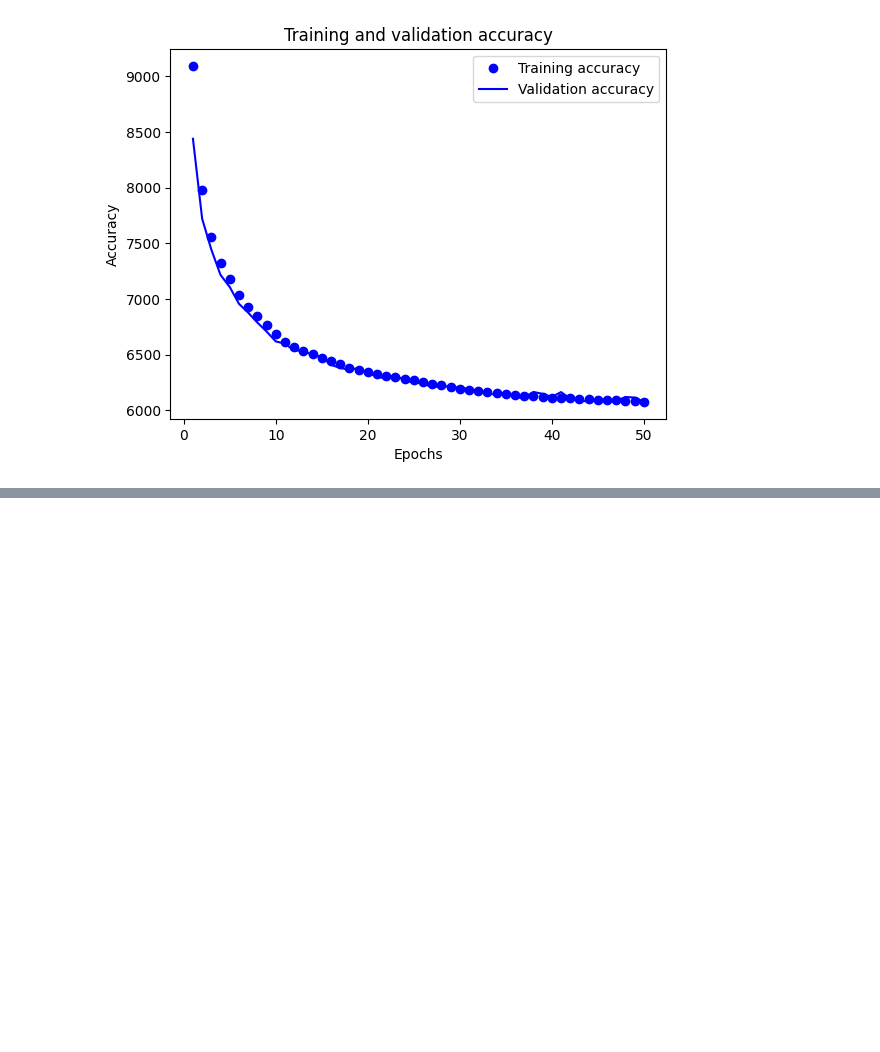
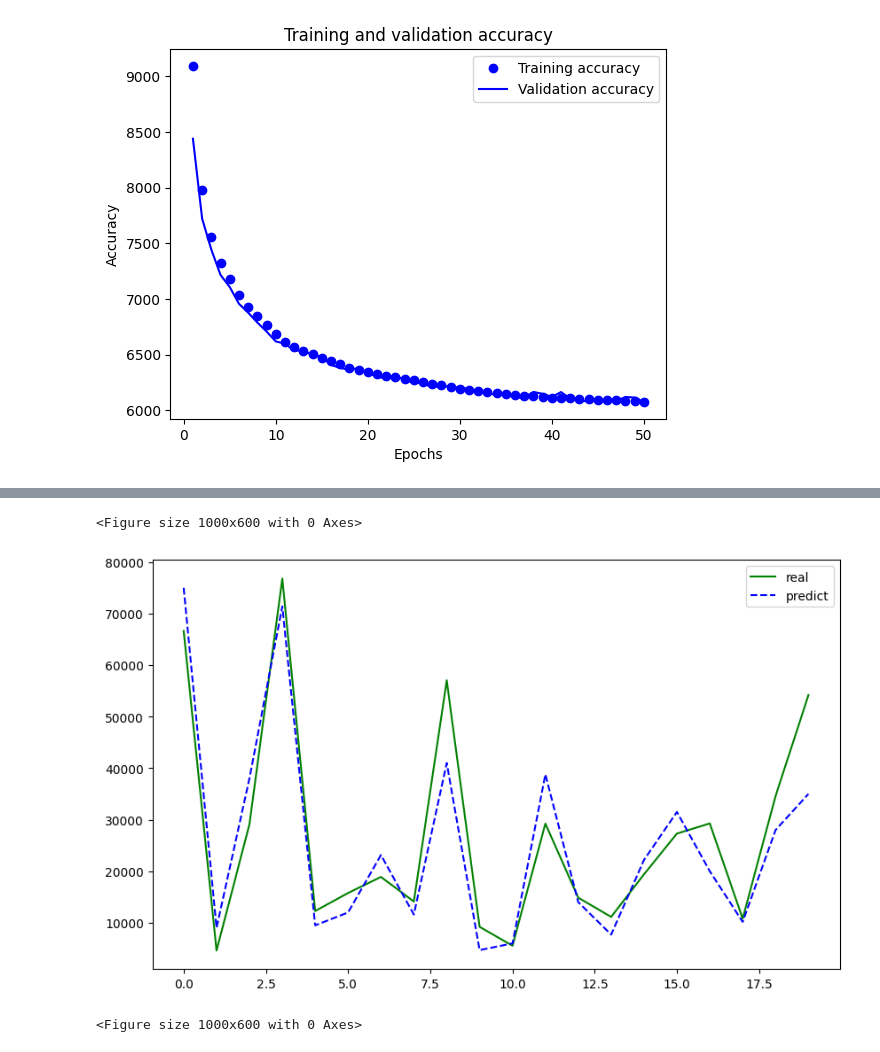
Before and after one commit to Midnight-ML/Modeling, a Jupyter notebook: develope/mlp_sample.ipynb, the cells around one changed output, grey strips where cells are left out. Saved outputs shown, nothing was run; the diff lists cells and outputs as text; code cells hidden in the pictures; blank space fills up the shorter version.

Commit message:
plotting example

```diff
--- a/develope/mlp_sample.ipynb
+++ b/develope/mlp_sample.ipynb
@@ -119,3 +119,5 @@ plt.show()
 # %% [output]
 [figure]
 [figure]
+# %%
+Y_test_hat = model.predict(X_test).ravel().astype(int)
@@ -121,0 +126,13 @@ plt.show()
+# %%
+hat_s = Y_test_hat[1000:1020]
+s = Y_test[1000:1020]
+# %%
+plt.rcParams["figure.figsize"] = (10,6)
+plt.plot(np.arange(20), hat_s, '-',color = 'green', label='real')
+plt.plot(np.arange(20), s, '--', color = 'blue', label='predict')
+plt.legend()
+plt.figure()
+# %% [output]
+<Figure size 1000x600 with 0 Axes>
+[figure, added]
+<Figure size 1000x600 with 0 Axes>
```
Also changed, not shown: parts of 3 cells of this notebook.
